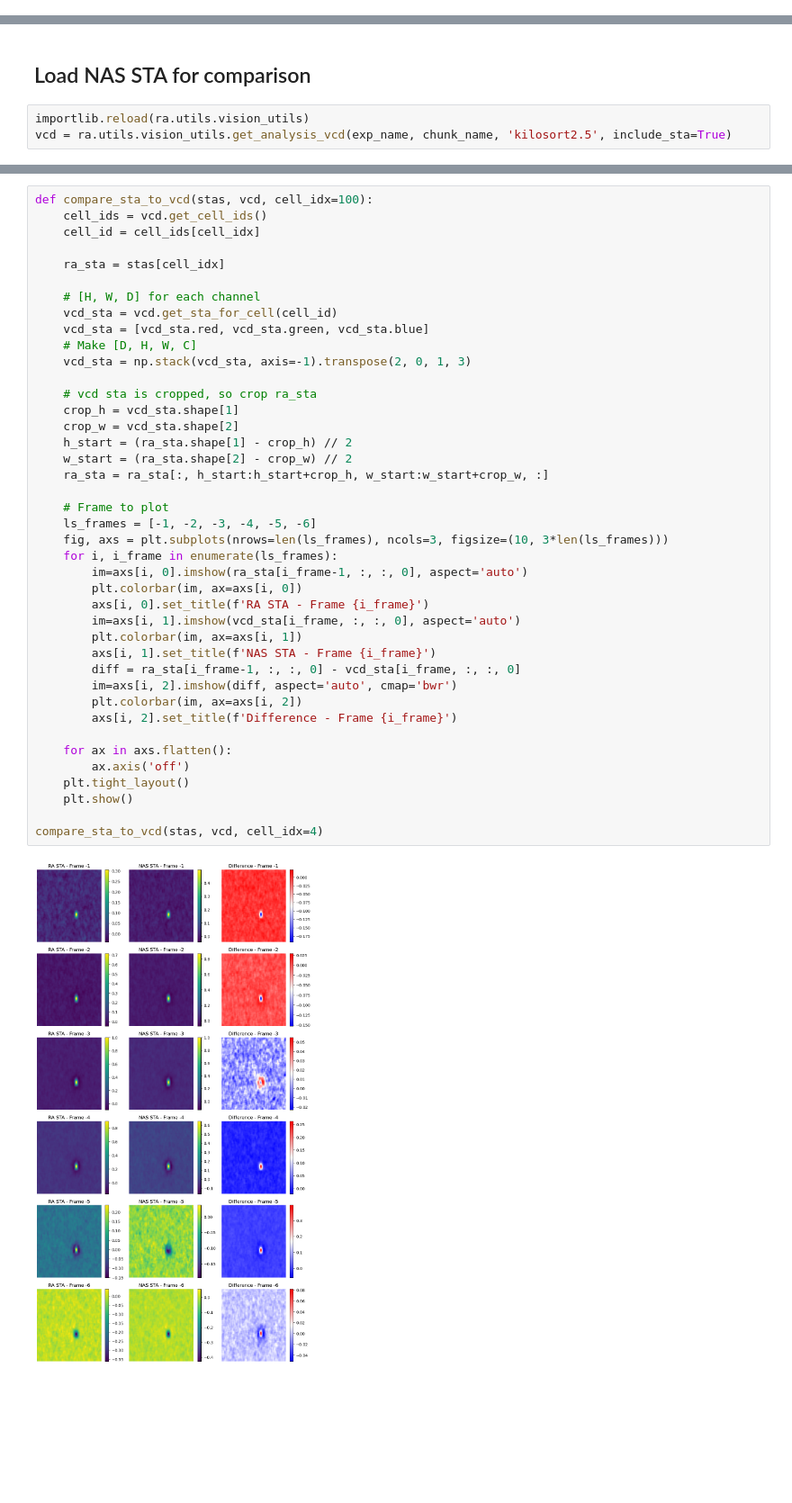
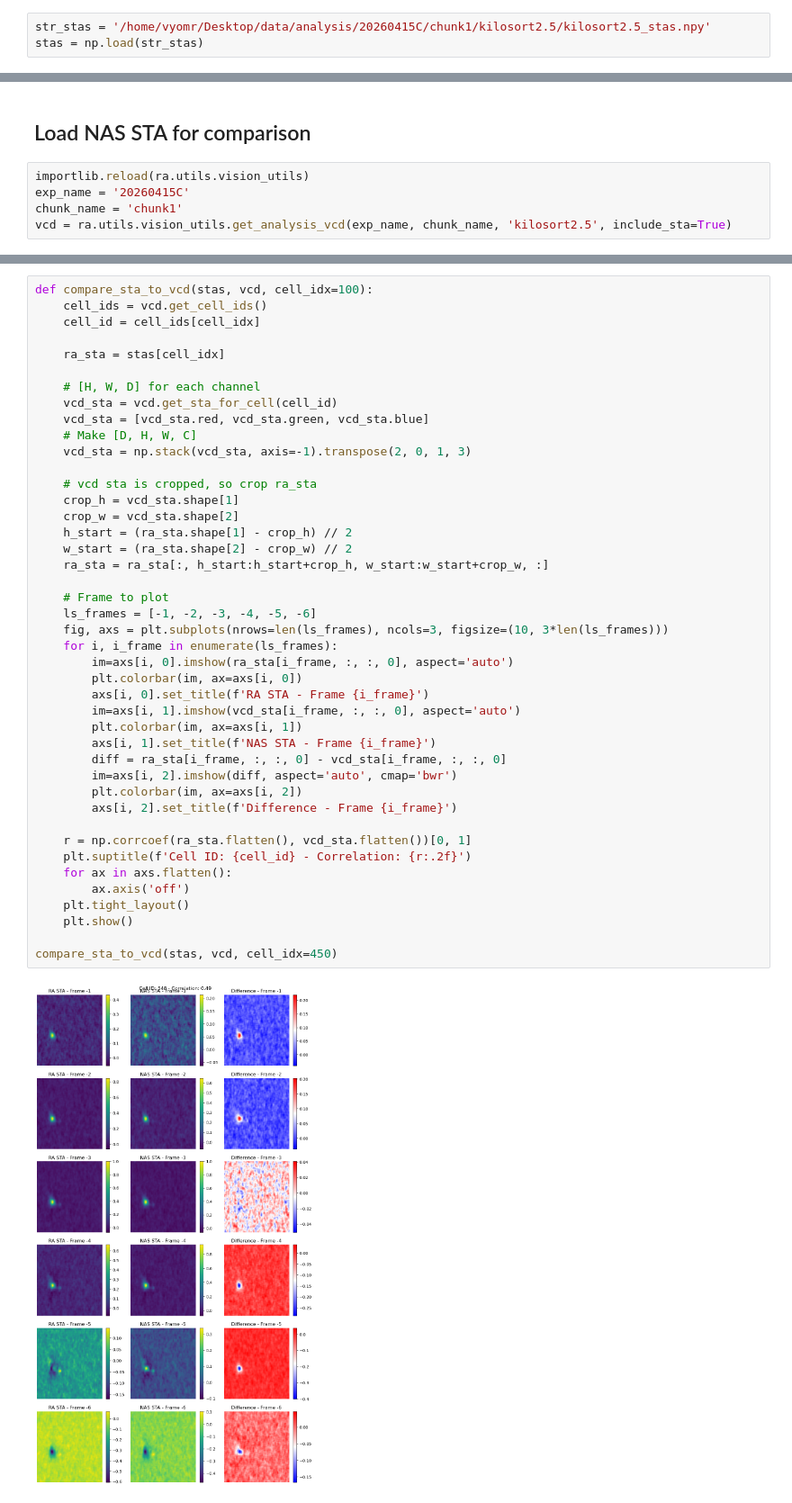
Before and after one commit to DRezeanu/retinanalysis, a Jupyter notebook: nbs/vr_sta.ipynb, the cells around one changed output, grey strips where cells are left out. Shown at 90% size. Saved outputs shown, nothing was run; the diff lists cells and outputs as text; blank space fills up the shorter version.

```diff
--- a/nbs/vr_sta.ipynb
+++ b/nbs/vr_sta.ipynb
@@ -67,0 +11,3 @@ Recommending 4 splits of compute.
+# %%
+str_stas = '/home/vyomr/Desktop/data/analysis/20260415C/chunk1/kilosort2.5/kilosort2.5_stas.npy'
+stas = np.load(str_stas)
@@ -76,5 +26,7 @@ plt.colorbar()
 ## Load NAS STA for comparison
 # %%
 importlib.reload(ra.utils.vision_utils)
+exp_name = '20260415C'
+chunk_name = 'chunk1'
 vcd = ra.utils.vision_utils.get_analysis_vcd(exp_name, chunk_name, 'kilosort2.5', include_sta=True)
 # %% [output]
@@ -134,34 +44,36 @@ def compare_sta_to_vcd(stas, vcd, cell_idx=100):
     vcd_sta = [vcd_sta.red, vcd_sta.green, vcd_sta.blue]
     # Make [D, H, W, C]
     vcd_sta = np.stack(vcd_sta, axis=-1).transpose(2, 0, 1, 3)
 
     # vcd sta is cropped, so crop ra_sta
     crop_h = vcd_sta.shape[1]
     crop_w = vcd_sta.shape[2]
     h_start = (ra_sta.shape[1] - crop_h) // 2
     w_start = (ra_sta.shape[2] - crop_w) // 2
     ra_sta = ra_sta[:, h_start:h_start+crop_h, w_start:w_start+crop_w, :]
 
     # Frame to plot
     ls_frames = [-1, -2, -3, -4, -5, -6]
     fig, axs = plt.subplots(nrows=len(ls_frames), ncols=3, figsize=(10, 3*len(ls_frames)))
     for i, i_frame in enumerate(ls_frames):
-        im=axs[i, 0].imshow(ra_sta[i_frame-1, :, :, 0], aspect='auto')
+        im=axs[i, 0].imshow(ra_sta[i_frame, :, :, 0], aspect='auto')
         plt.colorbar(im, ax=axs[i, 0])
         axs[i, 0].set_title(f'RA STA - Frame {i_frame}')
         im=axs[i, 1].imshow(vcd_sta[i_frame, :, :, 0], aspect='auto')
         plt.colorbar(im, ax=axs[i, 1])
         axs[i, 1].set_title(f'NAS STA - Frame {i_frame}')
-        diff = ra_sta[i_frame-1, :, :, 0] - vcd_sta[i_frame, :, :, 0]
+        diff = ra_sta[i_frame, :, :, 0] - vcd_sta[i_frame, :, :, 0]
         im=axs[i, 2].imshow(diff, aspect='auto', cmap='bwr')
         plt.colorbar(im, ax=axs[i, 2])
         axs[i, 2].set_title(f'Difference - Frame {i_frame}')
 
+    r = np.corrcoef(ra_sta.flatten(), vcd_sta.flatten())[0, 1]
+    plt.suptitle(f'Cell ID: {cell_id} - Correlation: {r:.2f}')
     for ax in axs.flatten():
         ax.axis('off')
     plt.tight_layout()
     plt.show()
 
-compare_sta_to_vcd(stas, vcd, cell_idx=4)
+compare_sta_to_vcd(stas, vcd, cell_idx=450)
 # %% [output]
-[figure, old version]
+[figure, new version]
```
Also changed, not shown: parts of 12 cells of this notebook, 1 other file.
